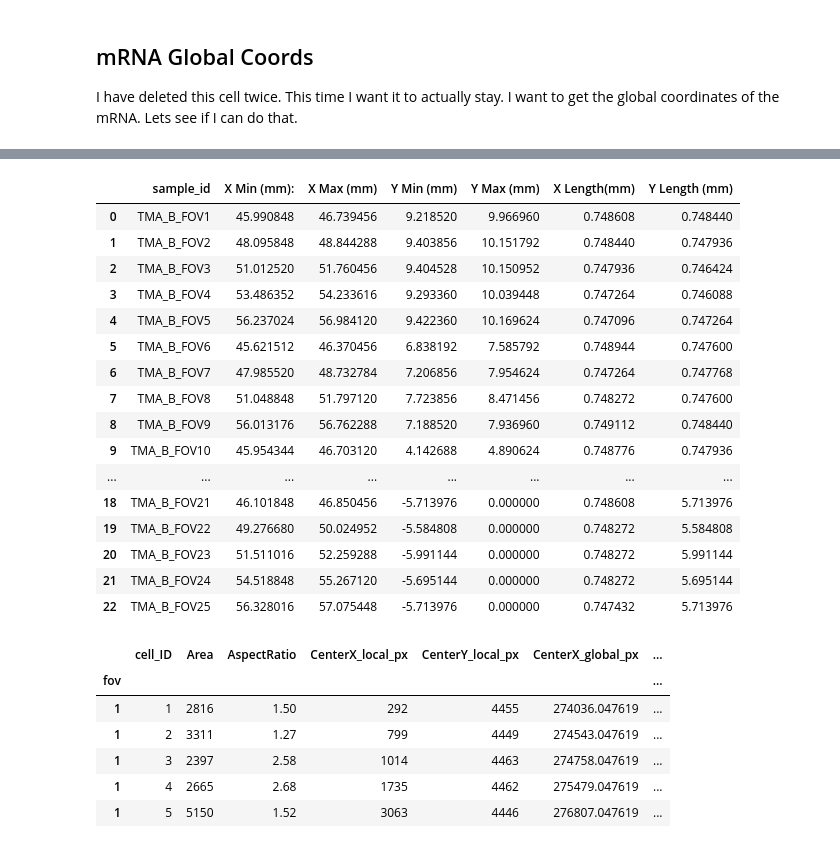
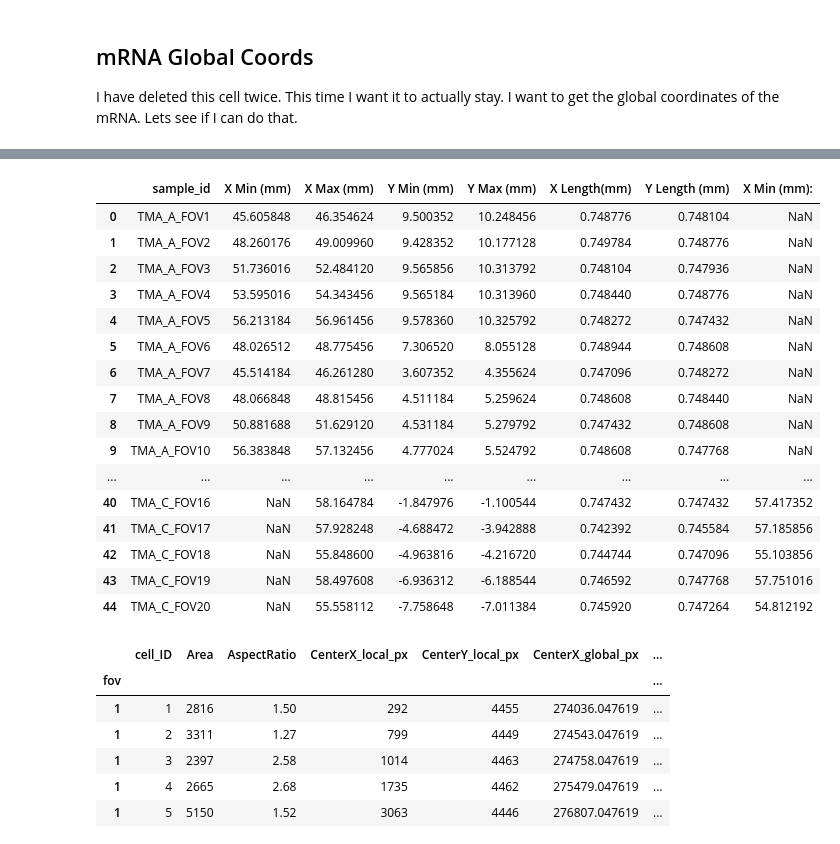
Before and after one commit to EDJohns/2025-Dinh-Lab-Research-Project, a Jupyter notebook: Shapiro 2025 Project/Python SquidPy/Area Calculations.ipynb, the cells around one changed output, grey strips where cells are left out. Cells and saved outputs as stored; diff of their text form; code cells hidden in the pictures.

```diff
--- a/Shapiro 2025 Project/Python SquidPy/Area Calculations.ipynb
+++ b/Shapiro 2025 Project/Python SquidPy/Area Calculations.ipynb
@@ -124,10 +126,11 @@ def find_area_mRNA_global_coords(adata,sample_id):
     # Filter the AnnData object to only the cells from this sample
     rna_subset = adata[adata.obs.tma_fov_id == sample_id]
 
-    x_max=0.0
-    y_max=0.0
-    x_min=10000
-    y_min=10000
+    # Initialize min and max values to properly handle negative coordinates
+    x_max = float('-inf')
+    y_max = float('-inf')
+    x_min = float('inf')
+    y_min = float('inf')
     number_of_cells=0
 
      #Loop to find the x and y coords. Def not the smartest way to do this but it is simiple
@@ -164,11 +167,11 @@ def find_area_mRNA_global_coords(adata,sample_id):
         "Y Min":y_min
     }
 
-# data=[]
+data=[]
 
 TMA_CORE=["A","B","C"]
-for i in range(17, 26):
-    for j in range(2,3):  # This loop only runs once with j=1
+for i in range(1, 21):
+    for j in range(3,4):  # This loop only runs once with j=1
         rna_sample_id = f"TMA_{TMA_CORE[j-1]}_FOV{i}"
 
         results=find_area_mRNA_global_coords(adata_rna,rna_sample_id)
@@ -211,18 +213,18 @@ Sample ID:TMA_B_FOV25 Ymax = 0.0, Ymin = -5.713976
-|  | sample_id | X Min (mm): | X Max (mm) | Y Min (mm) | Y Max (mm) | X Length(mm) | Y Length (mm) |
-| 0 | TMA_B_FOV1 | 45.990848 | 46.739456 | 9.218520 | 9.966960 | 0.748608 | 0.748440 |
-| 1 | TMA_B_FOV2 | 48.095848 | 48.844288 | 9.403856 | 10.151792 | 0.748440 | 0.747936 |
-| 2 | TMA_B_FOV3 | 51.012520 | 51.760456 | 9.404528 | 10.150952 | 0.747936 | 0.746424 |
-| 3 | TMA_B_FOV4 | 53.486352 | 54.233616 | 9.293360 | 10.039448 | 0.747264 | 0.746088 |
-| 4 | TMA_B_FOV5 | 56.237024 | 56.984120 | 9.422360 | 10.169624 | 0.747096 | 0.747264 |
-| 5 | TMA_B_FOV6 | 45.621512 | 46.370456 | 6.838192 | 7.585792 | 0.748944 | 0.747600 |
-| 6 | TMA_B_FOV7 | 47.985520 | 48.732784 | 7.206856 | 7.954624 | 0.747264 | 0.747768 |
-| 7 | TMA_B_FOV8 | 51.048848 | 51.797120 | 7.723856 | 8.471456 | 0.748272 | 0.747600 |
-| 8 | TMA_B_FOV9 | 56.013176 | 56.762288 | 7.188520 | 7.936960 | 0.749112 | 0.748440 |
-| 9 | TMA_B_FOV10 | 45.954344 | 46.703120 | 4.142688 | 4.890624 | 0.748776 | 0.747936 |
-| ... | ... | ... | ... | ... | ... | ... | ... |
-| 18 | TMA_B_FOV21 | 46.101848 | 46.850456 | -5.713976 | 0.000000 | 0.748608 | 5.713976 |
-| 19 | TMA_B_FOV22 | 49.276680 | 50.024952 | -5.584808 | 0.000000 | 0.748272 | 5.584808 |
-| 20 | TMA_B_FOV23 | 51.511016 | 52.259288 | -5.991144 | 0.000000 | 0.748272 | 5.991144 |
-| 21 | TMA_B_FOV24 | 54.518848 | 55.267120 | -5.695144 | 0.000000 | 0.748272 | 5.695144 |
-| 22 | TMA_B_FOV25 | 56.328016 | 57.075448 | -5.713976 | 0.000000 | 0.747432 | 5.713976 |
+|  | sample_id | X Min (mm) | X Max (mm) | Y Min (mm) | Y Max (mm) | X Length(mm) | Y Length (mm) | X Min (mm): |
+| 0 | TMA_A_FOV1 | 45.605848 | 46.354624 | 9.500352 | 10.248456 | 0.748776 | 0.748104 | NaN |
+| 1 | TMA_A_FOV2 | 48.260176 | 49.009960 | 9.428352 | 10.177128 | 0.749784 | 0.748776 | NaN |
+| 2 | TMA_A_FOV3 | 51.736016 | 52.484120 | 9.565856 | 10.313792 | 0.748104 | 0.747936 | NaN |
+| 3 | TMA_A_FOV4 | 53.595016 | 54.343456 | 9.565184 | 10.313960 | 0.748440 | 0.748776 | NaN |
+| 4 | TMA_A_FOV5 | 56.213184 | 56.961456 | 9.578360 | 10.325792 | 0.748272 | 0.747432 | NaN |
+| 5 | TMA_A_FOV6 | 48.026512 | 48.775456 | 7.306520 | 8.055128 | 0.748944 | 0.748608 | NaN |
+| 6 | TMA_A_FOV7 | 45.514184 | 46.261280 | 3.607352 | 4.355624 | 0.747096 | 0.748272 | NaN |
+| 7 | TMA_A_FOV8 | 48.066848 | 48.815456 | 4.511184 | 5.259624 | 0.748608 | 0.748440 | NaN |
+| 8 | TMA_A_FOV9 | 50.881688 | 51.629120 | 4.531184 | 5.279792 | 0.747432 | 0.748608 | NaN |
+| 9 | TMA_A_FOV10 | 56.383848 | 57.132456 | 4.777024 | 5.524792 | 0.748608 | 0.747768 | NaN |
+| ... | ... | ... | ... | ... | ... | ... | ... | ... |
+| 40 | TMA_C_FOV16 | NaN | 58.164784 | -1.847976 | -1.100544 | 0.747432 | 0.747432 | 57.417352 |
+| 41 | TMA_C_FOV17 | NaN | 57.928248 | -4.688472 | -3.942888 | 0.742392 | 0.745584 | 57.185856 |
+| 42 | TMA_C_FOV18 | NaN | 55.848600 | -4.963816 | -4.216720 | 0.744744 | 0.747096 | 55.103856 |
+| 43 | TMA_C_FOV19 | NaN | 58.497608 | -6.936312 | -6.188544 | 0.746592 | 0.747768 | 57.751016 |
+| 44 | TMA_C_FOV20 | NaN | 55.558112 | -7.758648 | -7.011384 | 0.745920 | 0.747264 | 54.812192 |
 # %%
```
Also changed, not shown: parts of 18 cells of this notebook, 1 other file.
